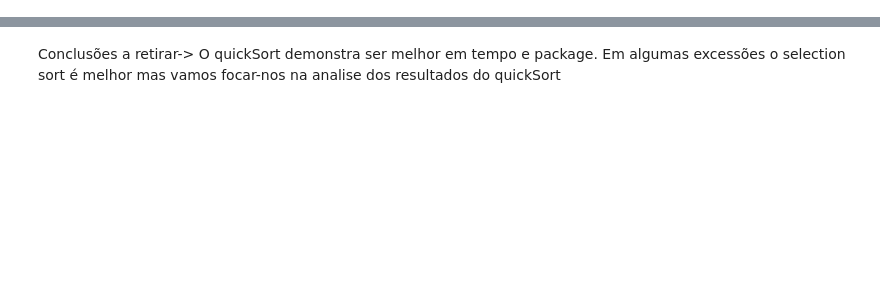
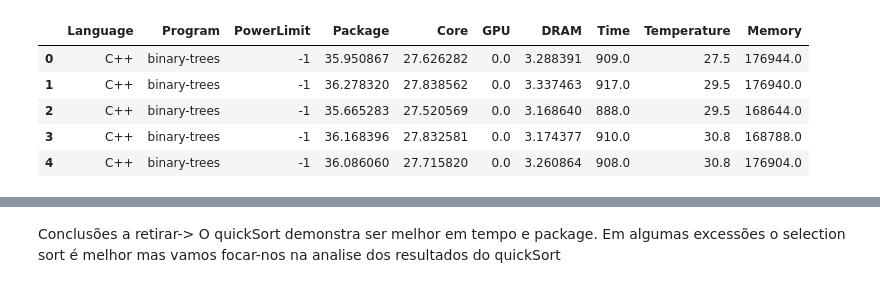
Before and after one commit to LuisMPSilva01/Energy-Languages-PowerCap, a Jupyter notebook: NoteBooks/statistics.ipynb, the cells around one changed output, grey strips where cells are left out. Cells and saved outputs as stored; diff of their text form; code cells hidden in the pictures; blank space fills up the shorter version.

```diff
--- a/NoteBooks/statistics.ipynb
+++ b/NoteBooks/statistics.ipynb
@@ -18,0 +23,17 @@ df.head()
+# %%
+# List of variables to be cast to float
+variables_to_cast = ['Package', 'Core', 'GPU', 'DRAM', 'Time', 'Temperature', 'Memory']
+
+# Iterate through the specified variables and cast them to float
+for variable in variables_to_cast:
+    df[variable] = pd.to_numeric(df[variable], errors='coerce').astype(float)
+
+# Display the modified DataFrame
+df.head()
+# %% [output]
+|  | Language | Program | PowerLimit | Package | Core | GPU | DRAM | Time | Temperature | Memory |
+| 0 | C++ | binary-trees | -1 | 35.950867 | 27.626282 | 0.0 | 3.288391 | 909.0 | 27.5 | 176944.0 |
+| 1 | C++ | binary-trees | -1 | 36.278320 | 27.838562 | 0.0 | 3.337463 | 917.0 | 29.5 | 176940.0 |
+| 2 | C++ | binary-trees | -1 | 35.665283 | 27.520569 | 0.0 | 3.168640 | 888.0 | 29.5 | 168644.0 |
+| 3 | C++ | binary-trees | -1 | 36.168396 | 27.832581 | 0.0 | 3.174377 | 910.0 | 30.8 | 168788.0 |
+| 4 | C++ | binary-trees | -1 | 36.086060 | 27.715820 | 0.0 | 3.260864 | 908.0 | 30.8 | 176904.0 |
```
Also changed, not shown: parts of 4 cells of this notebook, 59 other files.
